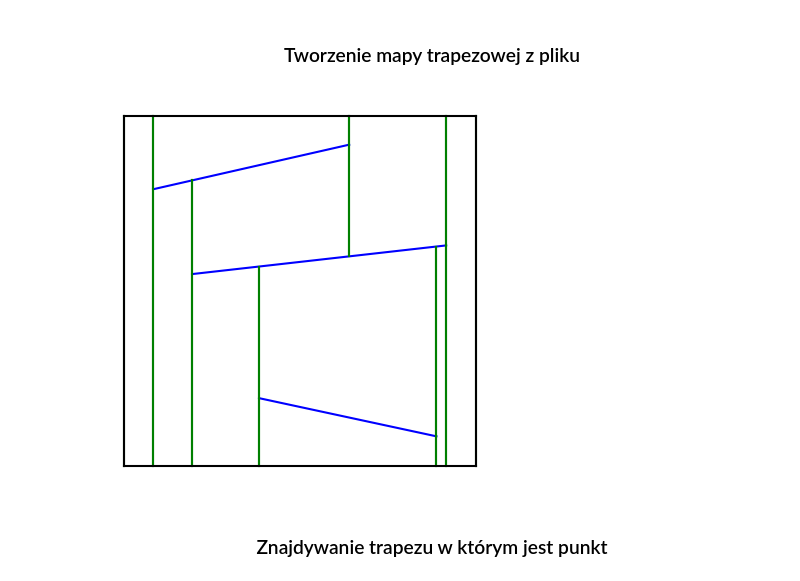
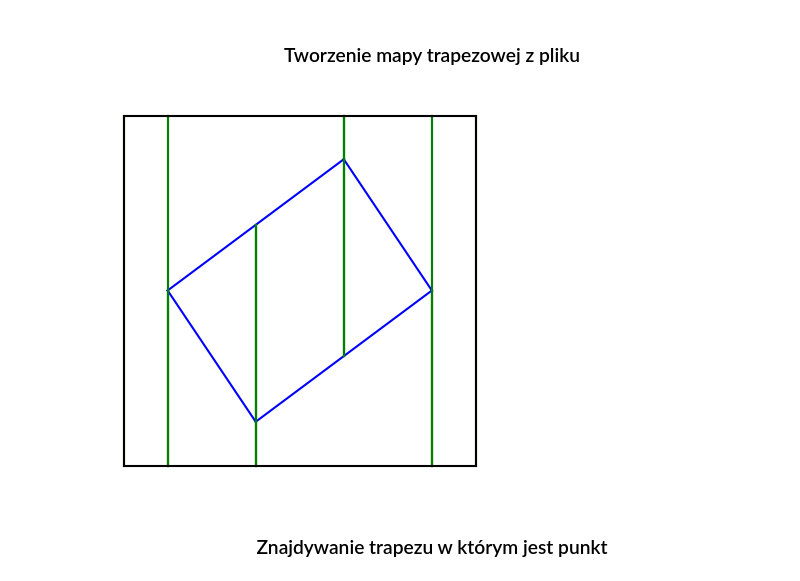
Before and after one commit to KacperKopiec/Planar-Point-Location, a Jupyter notebook: code/Kopiec_Zwonek_kod.ipynb, the cells around one changed output. Saved outputs shown, nothing was run; the diff lists cells and outputs as text; code cells hidden in the pictures.

```diff
--- a/code/Kopiec_Zwonek_kod.ipynb
+++ b/code/Kopiec_Zwonek_kod.ipynb
@@ -29,10 +31,10 @@ T,q = drawAndSave() #W nawias można lub nie trzeba wpisać str, który będzie
 # %%
 #Funkcja analogiczna do poprzedniej, ale zamiast ręcznie tworzyć odcinki, to należy przekazać odcinki do funkcji,
 #Odcinki, które chcemy użyć można wpisać w pliku examples.py
 
-T,q = fromFile(ex1)
+T,q = fromFile(rectangle)
 # %% [output]
-[figure, old version]
+[figure, new version]
 # %% [markdown]
 ### <center> Znajdywanie trapezu w którym jest punkt <center>
 # %%
```
Also changed, not shown: parts of 7 cells of this notebook, 6 other files.
